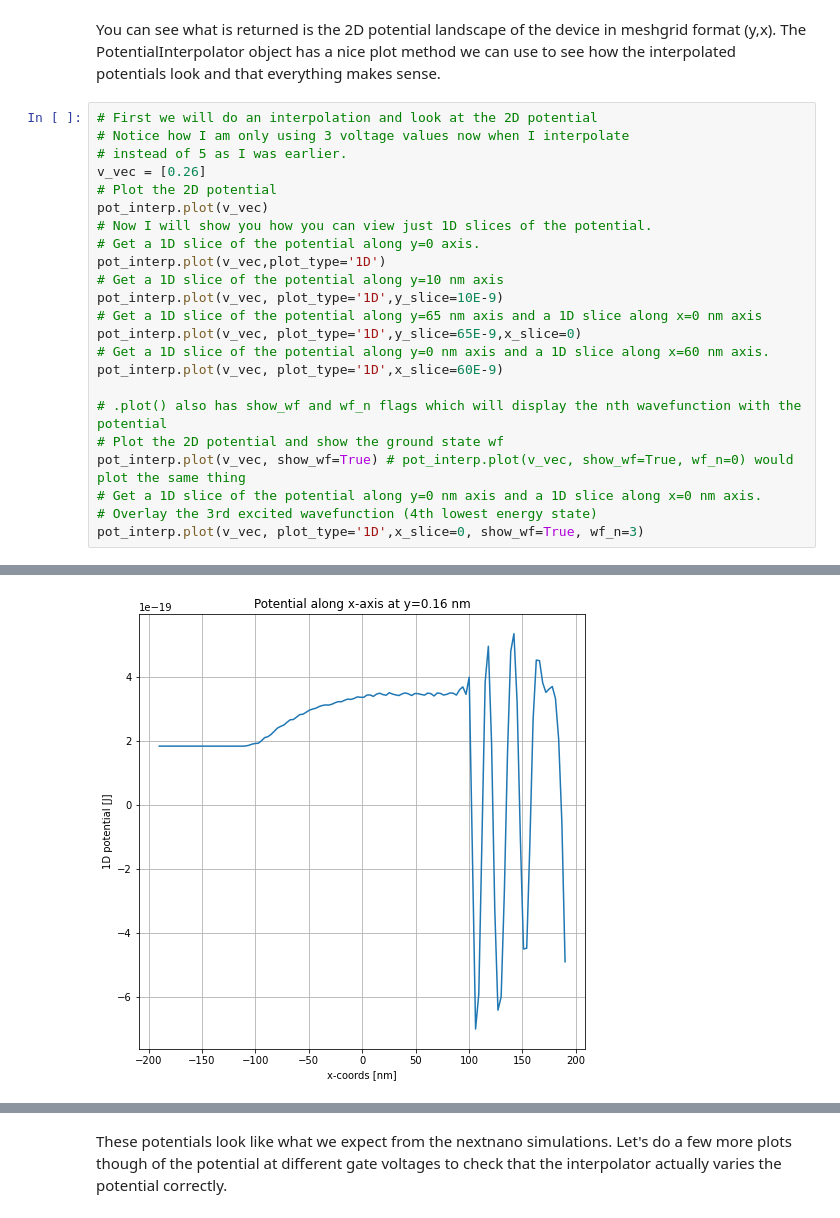
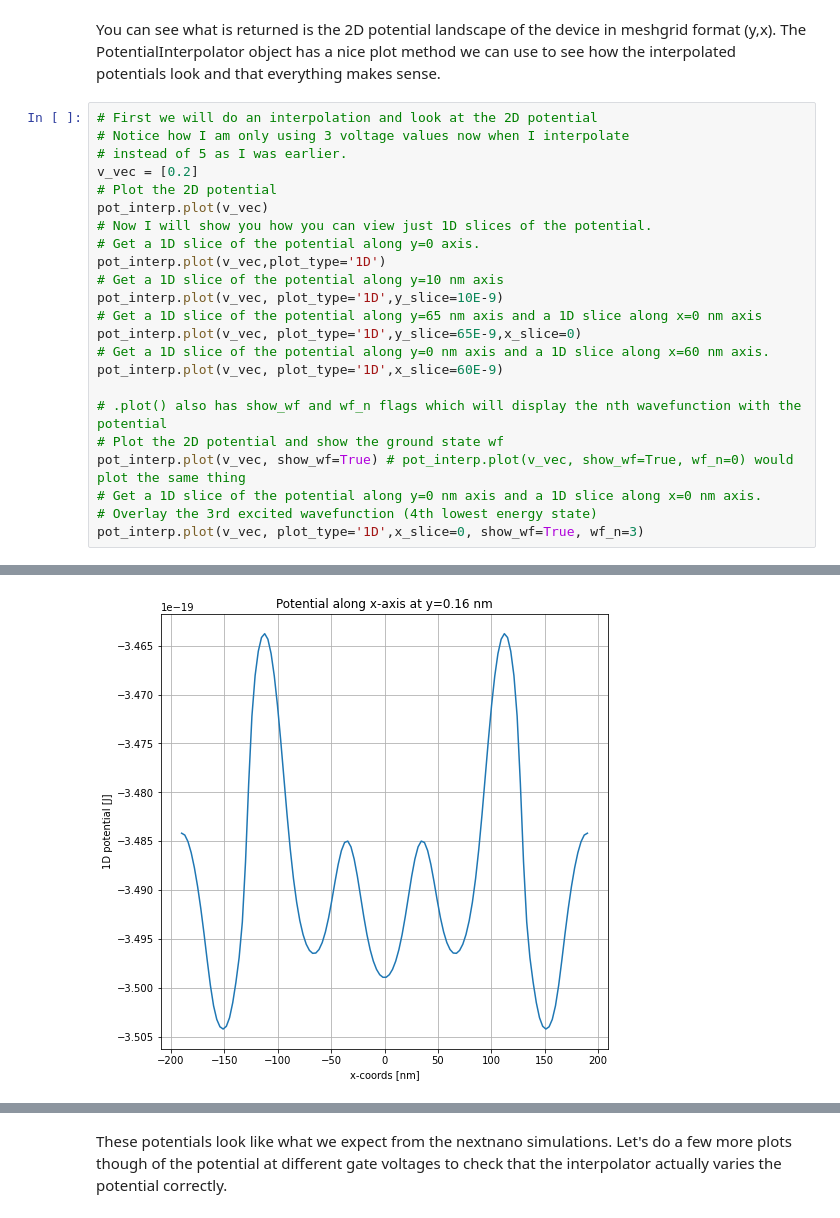
Before and after one commit to mainCSG/QuDiPy, a Jupyter notebook: Loading Potentials with NextNano Conversion.ipynb, the cells around one changed output, grey strips where cells are left out. Saved outputs shown, nothing was run; the diff lists cells and outputs as text.

```diff
--- a/Loading Potentials with NextNano Conversion.ipynb
+++ b/Loading Potentials with NextNano Conversion.ipynb
@@ -245,7 +223,7 @@ You can see what is returned is the 2D potential landscape of the device in mesh
 # First we will do an interpolation and look at the 2D potential
 # Notice how I am only using 3 voltage values now when I interpolate
 # instead of 5 as I was earlier.
-v_vec = [0.26]
+v_vec = [0.2]
 # Plot the 2D potential
 pot_interp.plot(v_vec)
 # Now I will show you how you can view just 1D slices of the potential.
@@ -269 +247 @@ pot_interp.plot(v_vec, plot_type='1D',x_slice=0, show_wf=True, wf_n=3)
-[figure, old version]
+[figure, new version]
```
Also changed, not shown: parts of 8 cells of this notebook, 3 other files.
